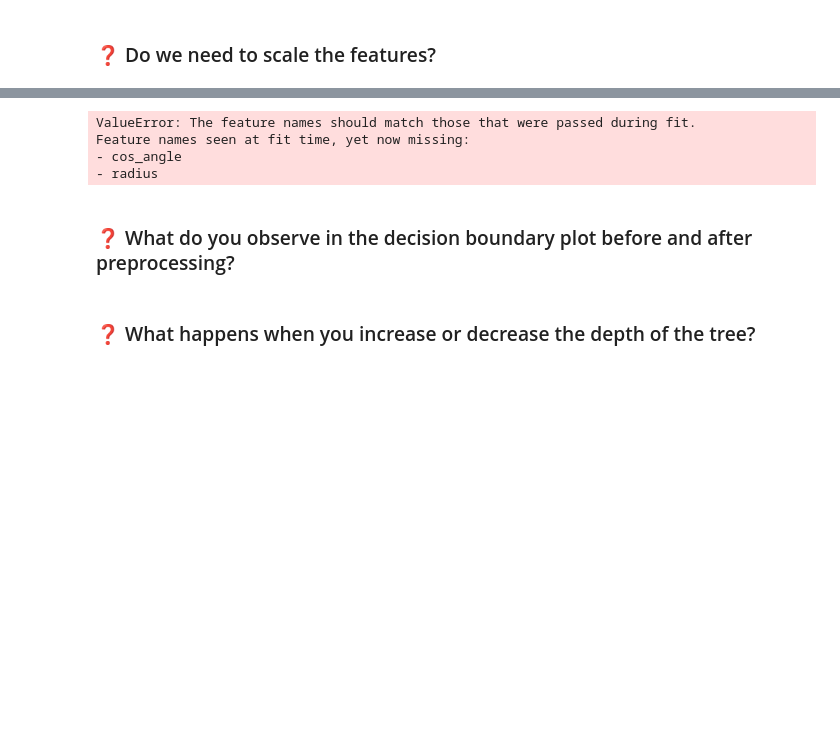
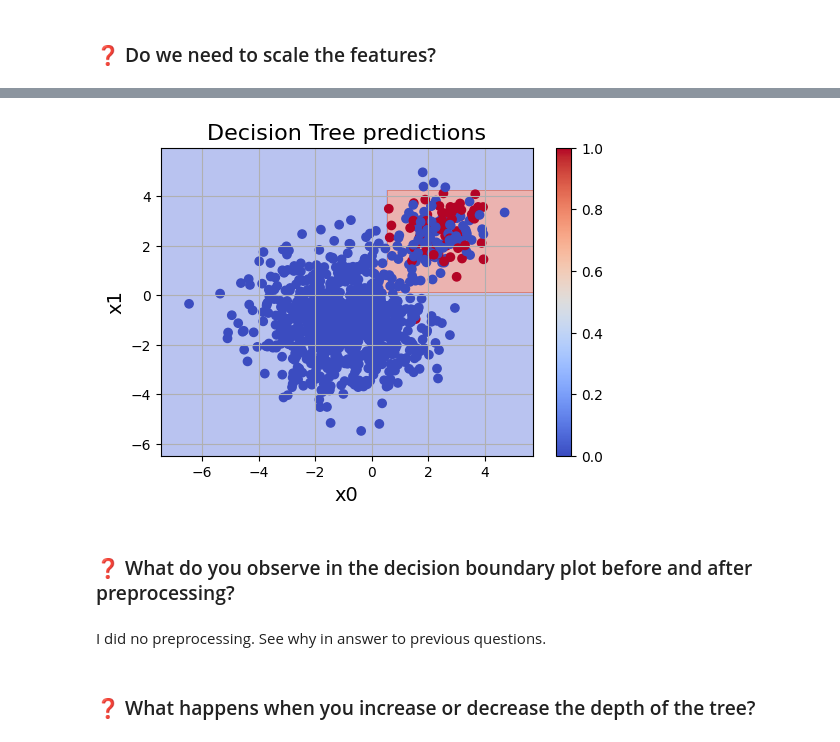
Before and after one commit to EinarJohannes/intro_ml_assignment_2, a Jupyter notebook: Problem2.ipynb, the cells around one changed output, grey strips where cells are left out. Drawn from its saved outputs; the diff is of its cells as text; code cells hidden in the pictures; blank space fills up the shorter version.

```diff
--- a/Problem2.ipynb
+++ b/Problem2.ipynb
@@ -229,0 +172,21 @@ NameError: name 'tpr' is not defined
+# %%
+baseline_features = ["x0", "x1"]
+
+X_train_baseline = X_train_all[baseline_features]
+X_test_baseline = X_test_all[baseline_features]
+
+baseline_model = DecisionTreeClassifier(
+    max_depth=3,
+    random_state=42, # For reproducibility. Same as set_seed in R.
+    # class_weight="balanced",
+)
+
+
+baseline_model.fit(X_train_baseline, y_train)
+
+baseline_prediction = baseline_model.predict(X_test_baseline)
+
+print("Baseline accuracy:",
+      accuracy_score(y_test, baseline_prediction))
+print("Confusion matrix:")
+print(confusion_matrix(y_test, baseline_prediction))
@@ -229,0 +311,20 @@ NameError: name 'tpr' is not defined
+# %%
+selected_features = ["x0", "x1"]
+selected_depth = 3
+selected_weight = "balanced"
+# %%
+final_model = DecisionTreeClassifier(
+    max_depth=selected_depth,
+    min_samples_leaf=3,
+    class_weight=selected_weight,
+    random_state=42
+)
+
+final_model.fit(
+    X_train_all[selected_features],
+    y_train
+)
+
+final_prediction = final_model.predict(
+    X_test_all[selected_features]
+)
@@ -234,29 +424,30 @@ NameError: name 'tpr' is not defined
+# %%
+clf = final_model
 # %%
 # visualize the decision boundary
 x0_min, x0_max = train['x0'].min() - 1, train['x0'].max() + 1
 x1_min, x1_max = train['x1'].min() - 1, train['x1'].max() + 1
 xx0, xx1 = np.meshgrid(np.arange(x0_min, x0_max, 0.01),
                        np.arange(x1_min, x1_max, 0.01))
 
 grid = pd.DataFrame({'x0': xx0.ravel(), 'x1': xx1.ravel()})
 Z = clf.predict(grid)
 Z = Z.reshape(xx0.shape)
 
 plt.figure(figsize=(6, 4))
 plt.contourf(xx0, xx1, Z, alpha=0.4, cmap='coolwarm')
-plt.scatter(X_train['x0'], X_train['x1'], c=y_train, cmap='coolwarm')
+plt.scatter(train['x0'], train['x1'], c=y_train, cmap='coolwarm')
 plt.grid(True)
 plt.xlabel('x0', fontsize=14)
 plt.ylabel('x1', fontsize=14)
 plt.title('Decision Tree predictions', fontsize=16)
 plt.colorbar()
 plt.show()
 # %% [output]
-ValueError: The feature names should match those that were passed during fit.
-Feature names seen at fit time, yet now missing:
-- cos_angle
-- radius
+[figure, added]
 # %% [markdown]
 ### ❓ What do you observe in the decision boundary plot before and after preprocessing?
+# %% [markdown]
+I did no preprocessing. See why in answer to previous questions.
 # %% [markdown]
 ### ❓ What happens when you increase or decrease the depth of the tree?
```
Also changed, not shown: parts of 42 cells of this notebook.
